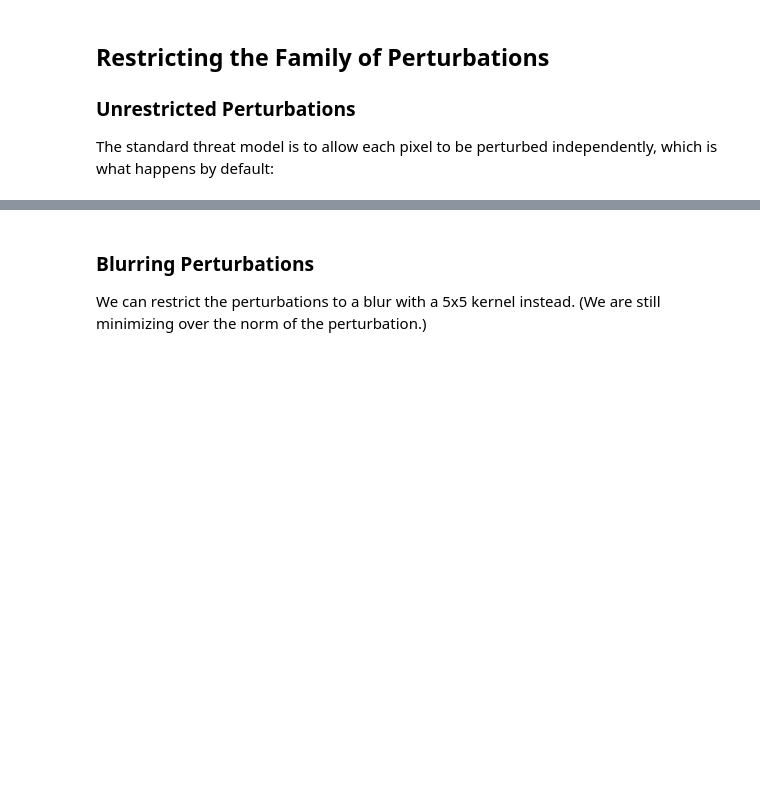
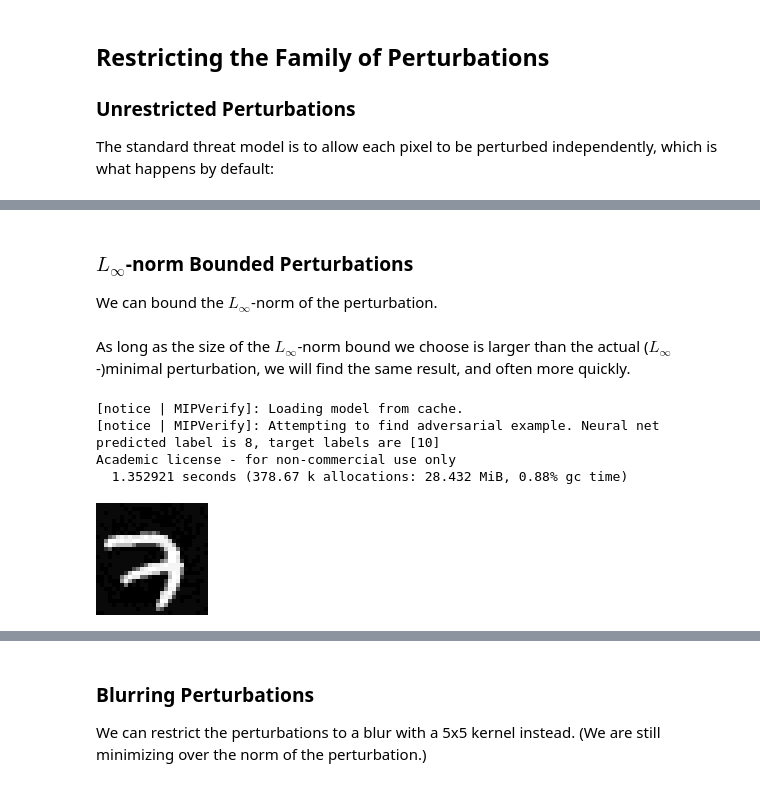
Before and after one commit to vtjeng/MIPVerify.jl, a Jupyter notebook: examples/02_finding_adversarial_examples_in_depth.ipynb, the cells around one changed output, grey strips where cells are left out. Cells and saved outputs as stored; diff of their text form; code cells hidden in the pictures; blank space fills up the shorter version.

Commit message:
Update examples to reflect new features.

```diff
--- a/examples/02_finding_adversarial_examples_in_depth.ipynb
+++ b/examples/02_finding_adversarial_examples_in_depth.ipynb
@@ -173 +178,18 @@ colorview(Gray, perturbed_sample_image[1, :, :, 1])
 [figure]
+# %% [markdown]
+### $L_\infty$-norm Bounded Perturbations
+
+We can bound the $L_\infty$-norm of the perturbation.
+# %% [markdown]
+As long as the size of the $L_\infty$-norm bound we choose is larger than the actual ($L_\infty$-)minimal perturbation, we will find the same result, and often more quickly.
+# %%
+d = @time MIPVerify.find_adversarial_example(n1, sample_image, 10, GurobiSolver(OutputFlag=0),
+    norm_order=Inf);
+perturbed_sample_image = getvalue(d[:PerturbedInput])
+colorview(Gray, perturbed_sample_image[1, :, :, 1])
+# %% [output]
+[notice | MIPVerify]: Loading model from cache.
+[notice | MIPVerify]: Attempting to find adversarial example. Neural net predicted label is 8, target labels are [10]
+Academic license - for non-commercial use only
+  1.352921 seconds (378.67 k allocations: 28.432 MiB, 0.88% gc time)
+[figure, added]
```
Also changed, not shown: parts of 29 cells of this notebook, 4 other files.
